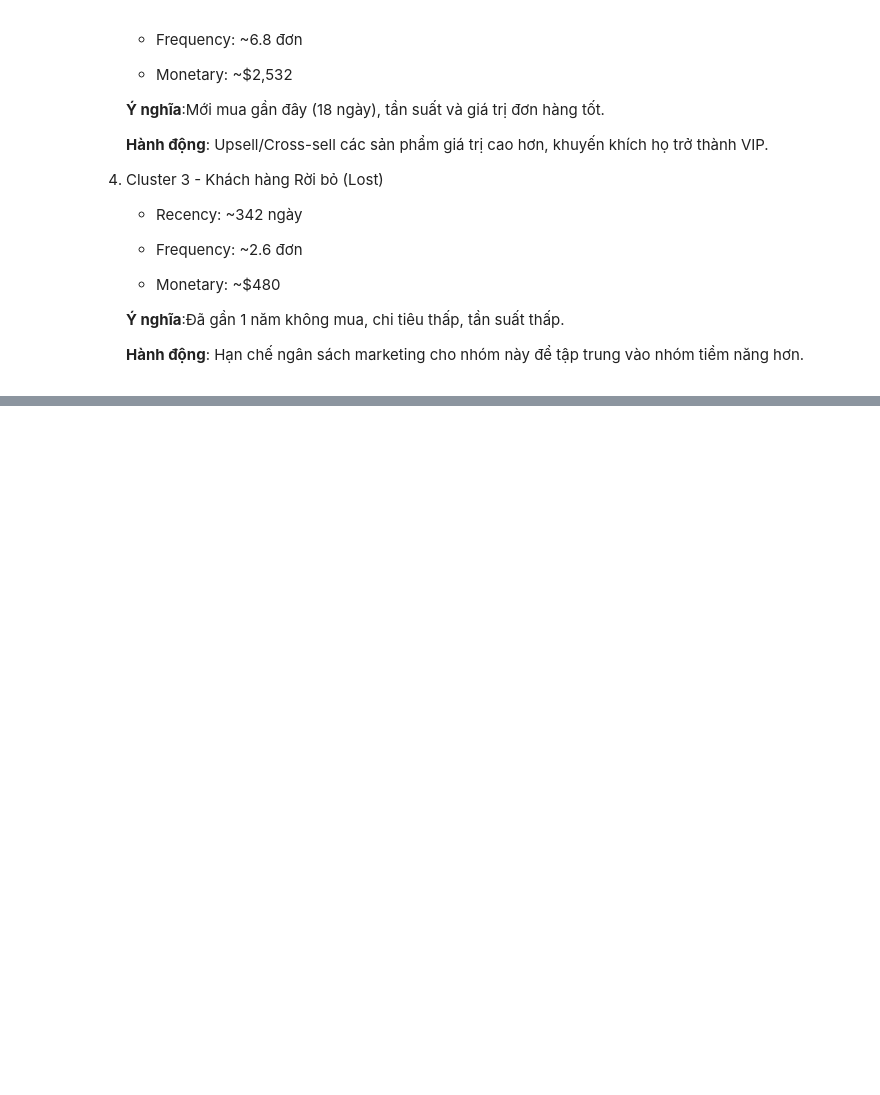
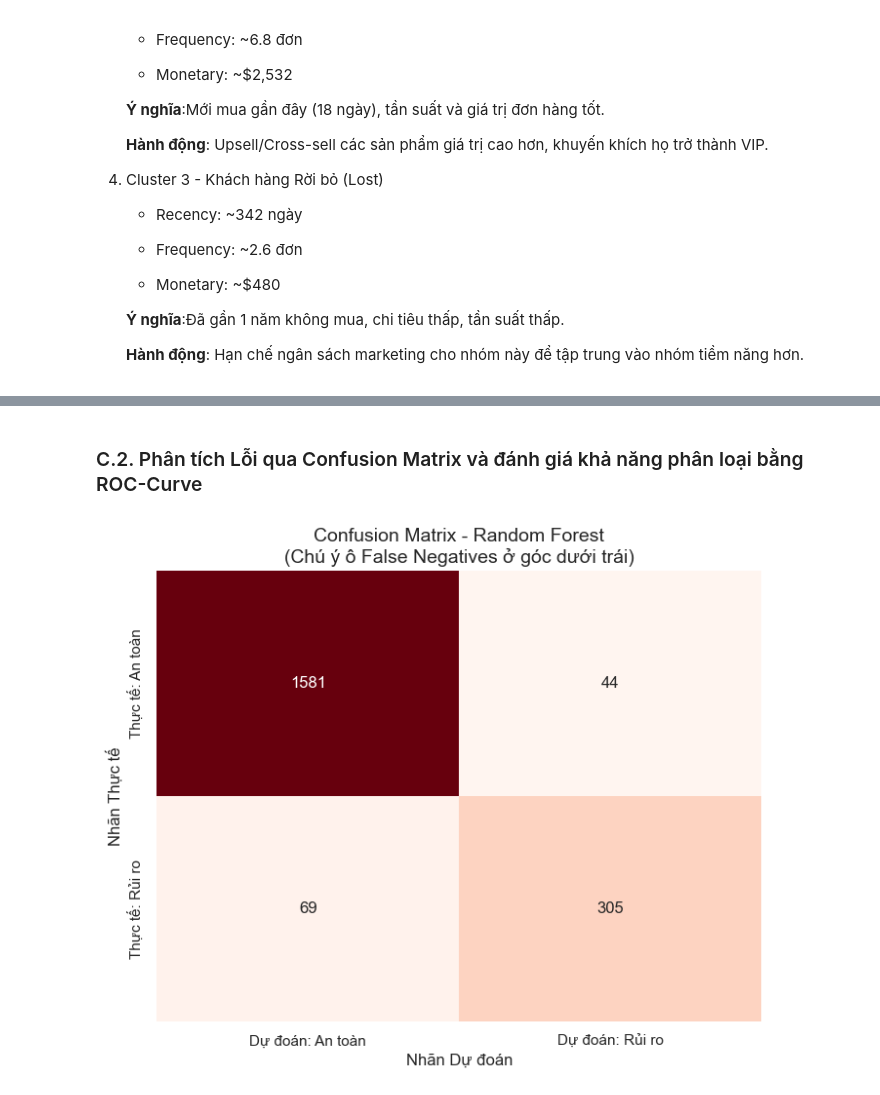
Before and after one commit to TThanhc/Superstore_Sales_Analysis, a Jupyter notebook: Data_CEPA.ipynb, the cells around one changed output, grey strips where cells are left out. Saved outputs shown, nothing was run; the diff lists cells and outputs as text; code cells hidden in the pictures; blank space fills up the shorter version.

```diff
--- a/Data_CEPA.ipynb
+++ b/Data_CEPA.ipynb
@@ -1551,0 +1558,7 @@ plt.show()
+# %%
+# Convert dates
+data['Order Date'] = pd.to_datetime(data['Order Date'])
+data['Ship Date'] = pd.to_datetime(data['Ship Date'])
+
+data = data[data['Order Date'] <= data['Ship Date']]
+data.shape
@@ -2256,0 +2370,13 @@ Phân tích chi tiết từng nhóm (Business Interpretation). Dựa trên kết
+# %%
+# Dự báo trên tập kiểm thử
+y_pred_log = log_model.predict(X_test)
+y_pred_rf = rf_model.predict(X_test)
+
+# In báo cáo phân loại
+print("--- 📊 LOGISTIC REGRESSION REPORT ---")
+print(classification_report(y_test, y_pred_log))
+
+print("\n" + "="*50 + "\n")
+
+print("--- 🌲 RANDOM FOREST REPORT ---")
+print(classification_report(y_test, y_pred_rf))
@@ -2256,0 +2414,32 @@ Phân tích chi tiết từng nhóm (Business Interpretation). Dựa trên kết
+# %% [markdown]
+### C.2. Phân tích Lỗi qua Confusion Matrix và đánh giá khả năng phân loại bằng ROC-Curve
+# %%
+# Confusion Matrix for Random Forest
+cm = confusion_matrix(y_test, y_pred_rf)
+
+# Vẽ biểu đồ Heatmap
+plt.figure(figsize=(8, 6))
+sns.heatmap(cm, annot=True, fmt='d', cmap='Reds', cbar=False,
+            xticklabels=['Dự đoán: An toàn', 'Dự đoán: Rủi ro'],
+            yticklabels=['Thực tế: An toàn', 'Thực tế: Rủi ro'])
+
+plt.title('Confusion Matrix - Random Forest\n(Chú ý ô False Negatives ở góc dưới trái)', fontsize=14)
+plt.ylabel('Nhãn Thực tế')
+plt.xlabel('Nhãn Dự đoán')
+plt.show()
+
+# fig, axes = plt.subplots(1, 2, figsize=(18, 5))
+
+# sns.heatmap(confusion_matrix(y_test, y_pred_log), annot=True, fmt='d', cmap='Blues', ax=axes[0])
+# axes[0].set_title('Logistic Regression')
+# axes[0].set_xlabel('Predicted')
+# axes[0].set_ylabel('Actual')
+
+# sns.heatmap(confusion_matrix(y_test, y_pred_rf), annot=True, fmt='d', cmap='Greens', ax=axes[1])
+# axes[1].set_title('Random Forest')
+# axes[1].set_xlabel('Predicted')
+# axes[1].set_ylabel('Actual')
+
+# plt.tight_layout()
+# %% [output]
+[figure, added]
```
Also changed, not shown: parts of 61 cells of this notebook.
